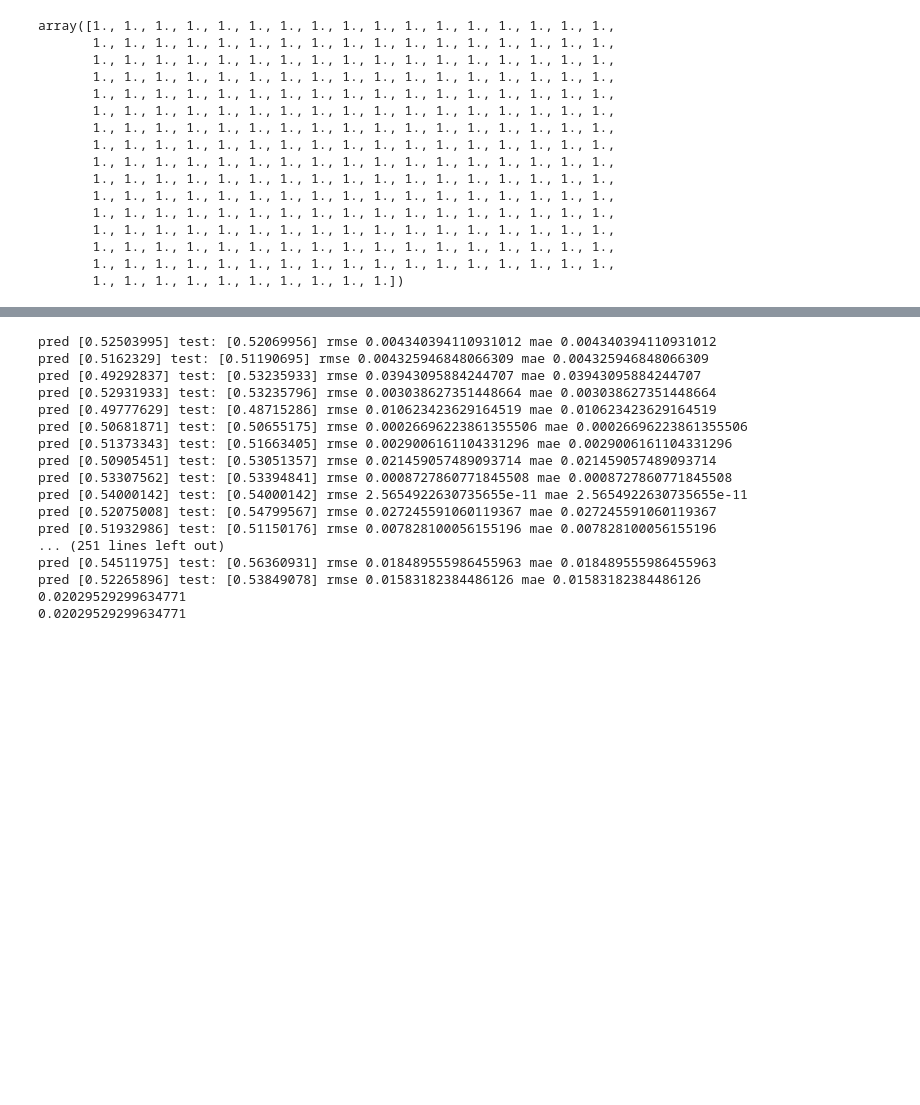
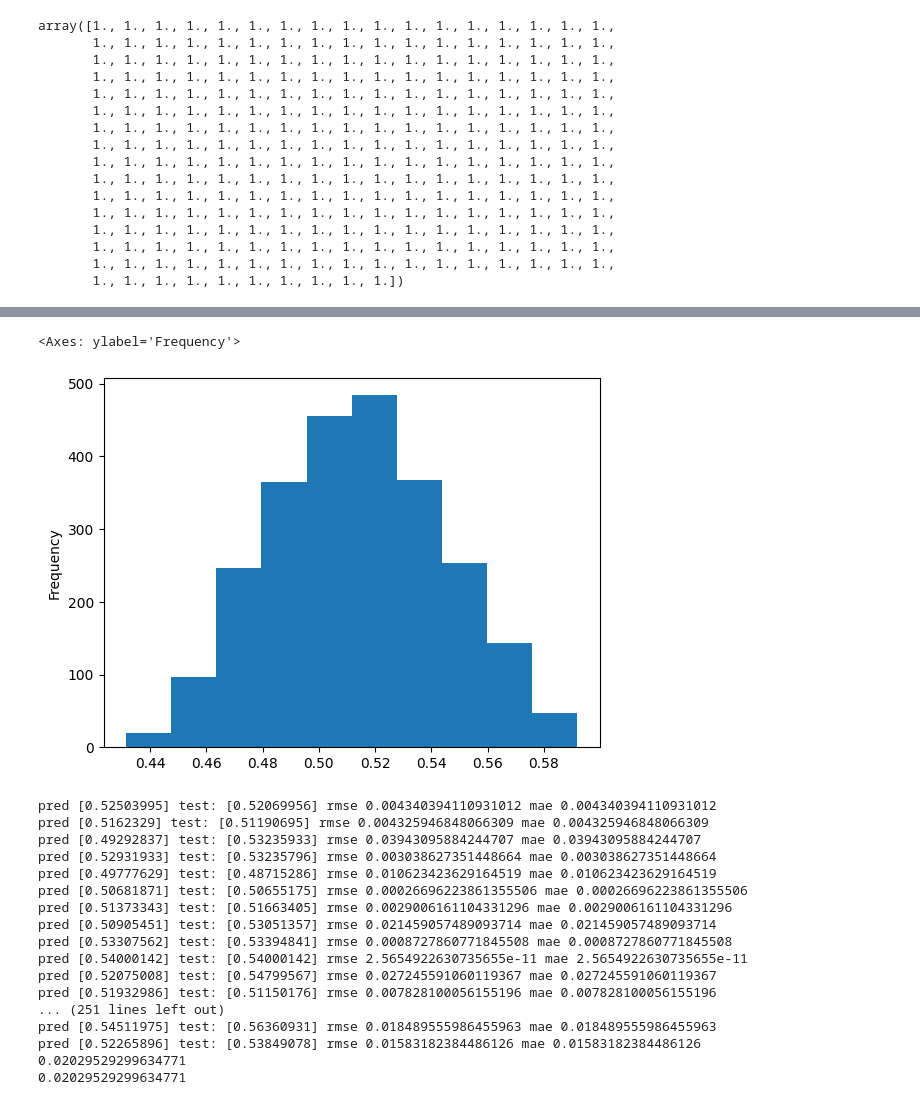
Before and after one commit to DianaKorladinova/SAN_Unemployment_Refugees, a Jupyter notebook: models/models2.ipynb, the cells around one changed output, grey strips where cells are left out. Drawn from its saved outputs; the diff is of its cells as text; code cells hidden in the pictures; blank space fills up the shorter version.

```diff
--- a/models/models2.ipynb
+++ b/models/models2.ipynb
@@ -824,3 +1092,8 @@ The returned value satisfies the termination criteria
+# %%
+df1[y_col_name].plot(kind="hist")
+# %% [output]
+<Axes: ylabel='Frequency'>
+[figure, added]
 # %%
 rmses = []
 maes = []
```
Also changed, not shown: parts of 20 cells of this notebook.
